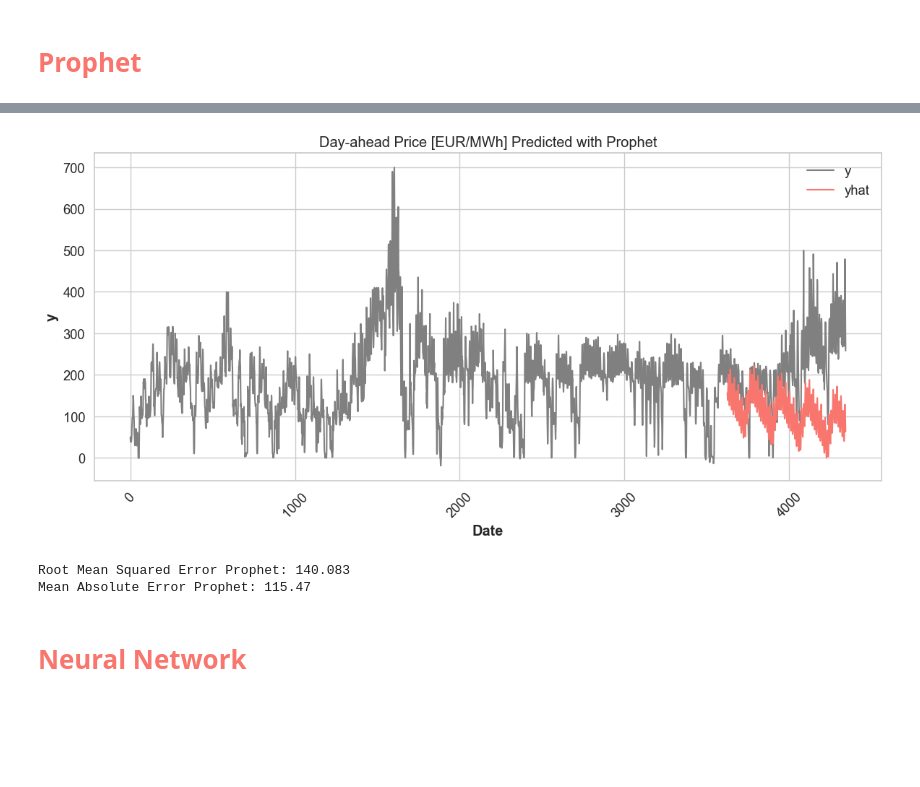
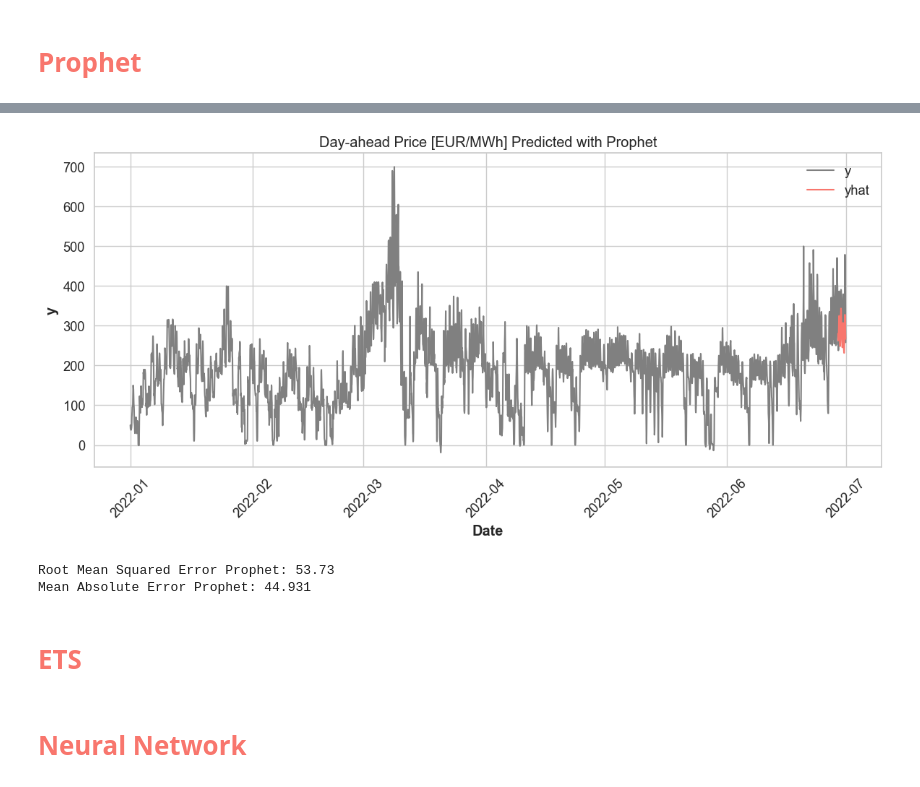
Before and after one commit to matt-lvk/energy_market_toymodel, a Jupyter notebook: Q1_forecasting.ipynb, the cells around one changed output, grey strips where cells are left out. Cells and saved outputs as stored; diff of their text form; code cells hidden in the pictures; blank space fills up the shorter version.

```diff
--- a/Q1_forecasting.ipynb
+++ b/Q1_forecasting.ipynb
@@ -663,7 +660,7 @@ def index_to_column(df: pd.DataFrame, target_variable: str):
     data = data.rename(columns={'Datetime': 'ds', target_variable: 'y'})
     return data
 # %%
-split_date = datetime(2022, 6, 1)
+split_date = datetime(2022, 6, 29)
 
 prophet_merged_data = index_to_column(merged_data, 'price')
 prophet_train, prophet_test = du.ts_train_test_split(merged_data, split_date)
@@ -685,14 +682,15 @@ prophet_model.plot_components(prophet_pred)
 # %%
 prophet_pred_all = prophet_merged_data[['ds','y']]
 prophet_pred_all = prophet_pred_all.merge(prophet_pred, on='ds', how='left')
+prophet_pred_all.set_index('ds', inplace=True)
 
 
 plotters.plot_actual_predict(prophet_pred_all,
                         'y',
                         'yhat',
                         'Day-ahead Price [EUR/MWh] Predicted with Prophet')
 # %% [output]
-[figure, old version]
+[figure, new version]
 # %%
 prophet_mae = round(mean_absolute_error(prophet_test['y'],
                                             prophet_pred['yhat']), 3)
@@ -702,7 +700,9 @@ prophet_rsme = round(np.sqrt(mean_squared_error(prophet_test['y'],
 print(f"Root Mean Squared Error Prophet: {prophet_rsme}")
 print(f"Mean Absolute Error Prophet: {prophet_mae}")
 # %% [output]
-Root Mean Squared Error Prophet: 140.083
-Mean Absolute Error Prophet: 115.47
+Root Mean Squared Error Prophet: 53.73
+Mean Absolute Error Prophet: 44.931
+# %% [markdown]
+# <span style="color: #F8766D;">**ETS**</span>
 # %% [markdown]
 # <span style="color: #F8766D;">**Neural Network**</span>
```
Also changed, not shown: parts of 25 cells of this notebook, 6 other files.
